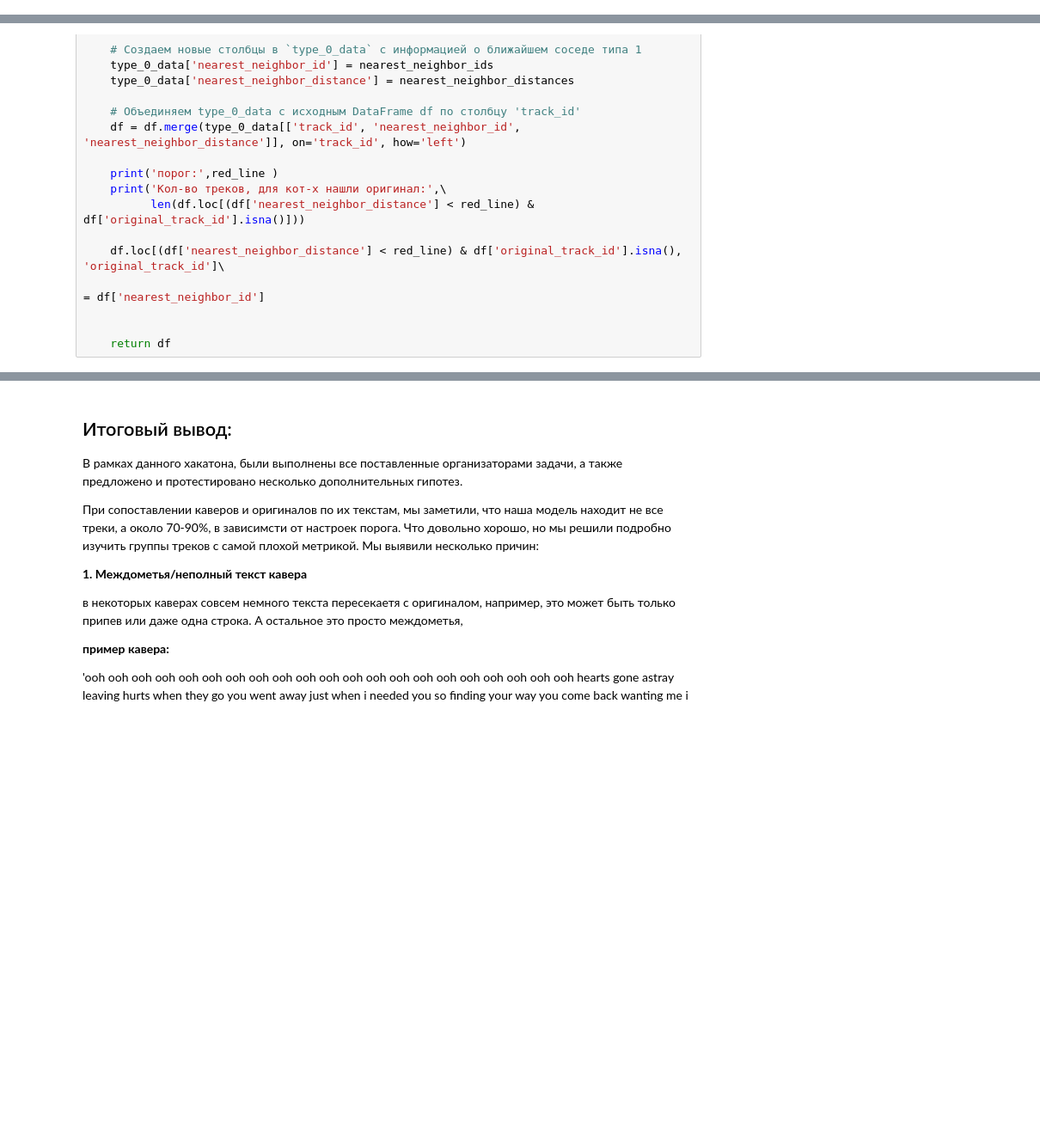
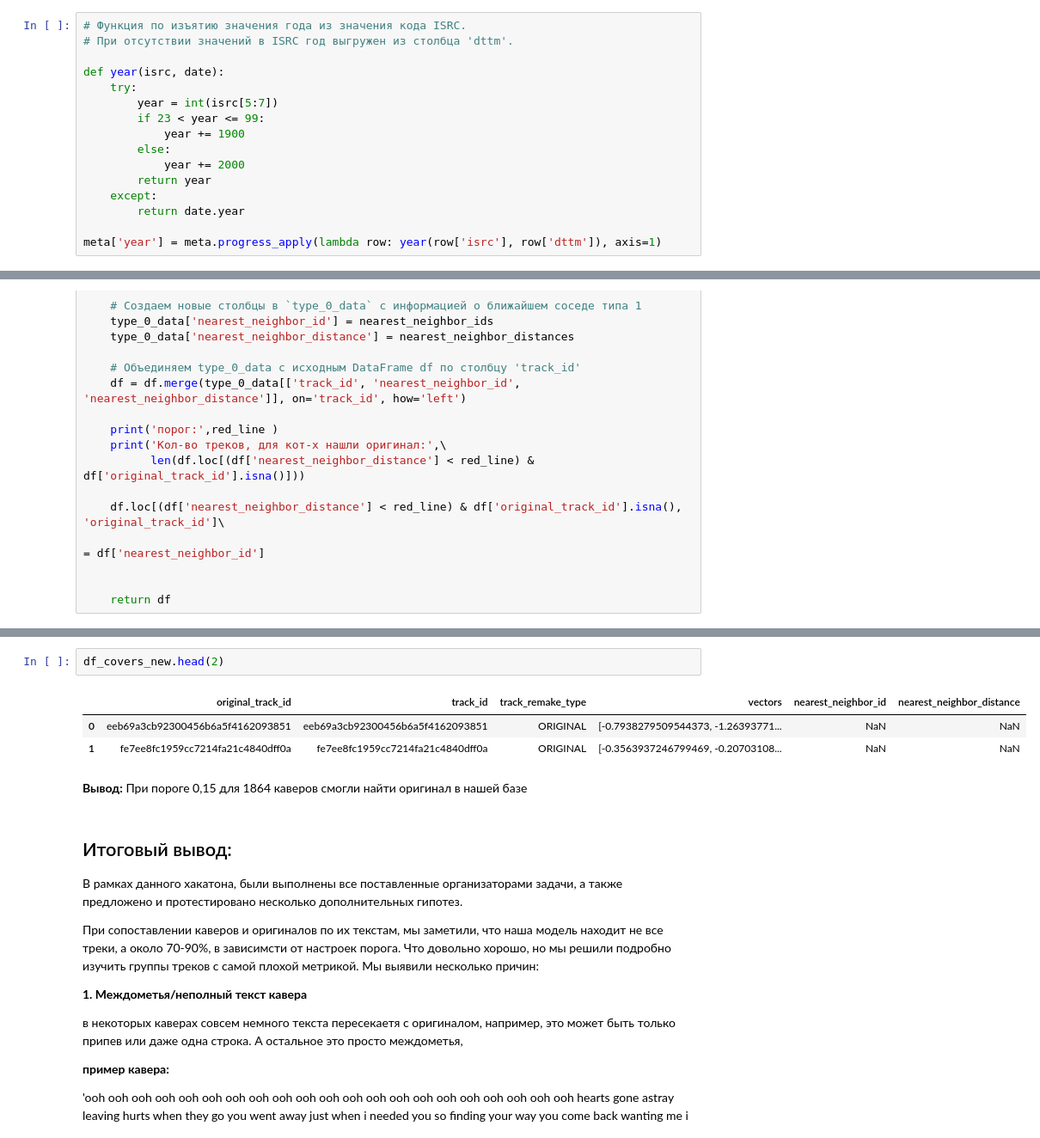
Before and after one commit to EkaterinaIII/Y_Music_NLP, a Jupyter notebook: y_music.ipynb, the cells around one changed output, grey strips where cells are left out. Shown at 86% size. Drawn from its saved outputs; the diff is of its cells as text; blank space fills up the shorter version.

```diff
--- a/y_music.ipynb
+++ b/y_music.ipynb
@@ -618,3 +588,19 @@ result_lyrics.shape
+# %%
+# Функция по изъятию значения года из значения кода ISRC.
+# При отсутствии значений в ISRC год выгружен из столбца 'dttm'.
+
+def year(isrc, date):
+    try:
+        year = int(isrc[5:7])
+        if 23 < year <= 99:
+            year += 1900
+        else:
+            year += 2000
+        return year
+    except:
+        return date.year
+
+meta['year'] = meta.progress_apply(lambda row: year(row['isrc'], row['dttm']), axis=1)
 # %%
 # Сборка общего датасета для обработки текстов (без пропусков в max_text и title )
 covers_met=pd.merge(covers, meta, how='inner', on='track_id')
@@ -1730,3 +1756,11 @@ df_covers_new
+# %%
+df_covers_new.head(2)
+# %% [output]
+|  | original_track_id | track_id | track_remake_type | vectors | nearest_neighbor_id | nearest_neighbor_distance |
+| 0 | eeb69a3cb92300456b6a5f4162093851 | eeb69a3cb92300456b6a5f4162093851 | ORIGINAL | [-0.7938279509544373, -1.26393771... | NaN | NaN |
+| 1 | fe7ee8fc1959cc7214fa21c4840dff0a | fe7ee8fc1959cc7214fa21c4840dff0a | ORIGINAL | [-0.3563937246799469, -0.20703108... | NaN | NaN |
+# %% [markdown]
+**Вывод:** При пороге 0,15 для 1864 каверов смогли найти оригинал в нашей базе
 # %% [markdown]
 ## Итоговый вывод:
 В рамках данного хакатона, были выполнены все поставленные организаторами задачи, а также предложено и протестировано несколько дополнительных гипотез.
```
Also changed, not shown: parts of 47 cells of this notebook.
